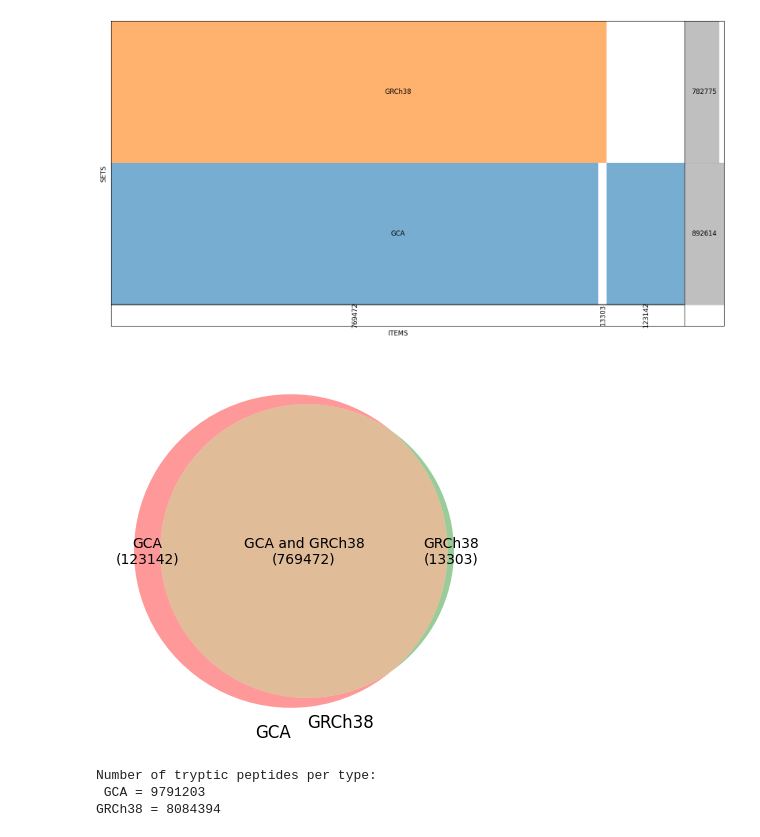
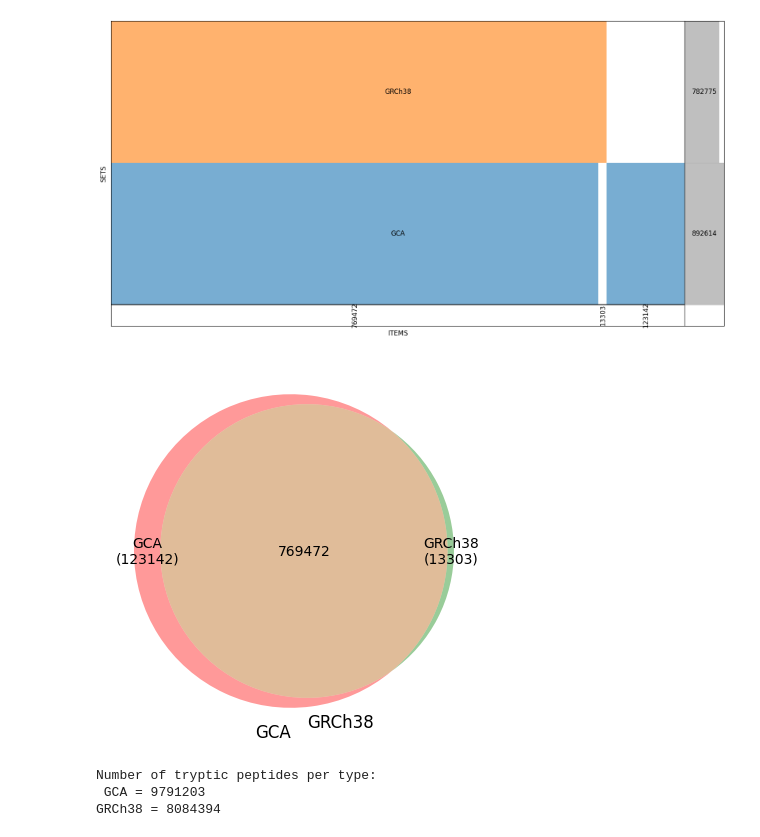
Before and after one commit to bigbio/pgt-pangenome, a Jupyter notebook: db_generation.ipynb, the cells around one changed output. Saved outputs shown, nothing was run; the diff lists cells and outputs as text; code cells hidden in the pictures.

```diff
--- a/db_generation.ipynb
+++ b/db_generation.ipynb
@@ -251,16 +251,16 @@ plt.savefig('coding_baroverlap.pdf')
 # %%
 labels = list(peptides.keys())
 sets = [set(peptides[x]) for x in peptides.keys()]
 venn = venn2(sets, set_labels=labels)
 
 venn.get_label_by_id('100').set_text(f'GCA\n({len(peptides["GCA"] - peptides["GRCh38"])})')
 venn.get_label_by_id('010').set_text(f'GRCh38\n({len(peptides["GRCh38"] - peptides["GCA"])})')
-venn.get_label_by_id('110').set_text(f'GCA and GRCh38\n({len(peptides["GCA"].intersection(peptides["GRCh38"]))})')
+venn.get_label_by_id('110').set_text(len(peptides["GCA"].intersection(peptides["GRCh38"])))
 
 plt.savefig('gen_coding_peptide.svg', format='svg')
 plt.show()
 # %% [output]
-[figure, old version]
+[figure, new version]
 # %%
 peptides = get_tryptic_peps(tryptic_pep_dir, gen_prot_files, min_pep_len)
 print('Number of tryptic peptides per type:\n', '\n'.join([k+' = '+str(len(items)) for k,items in peptides.items()]))
```
Also changed, not shown: parts of 8 cells of this notebook, 57 other files.
